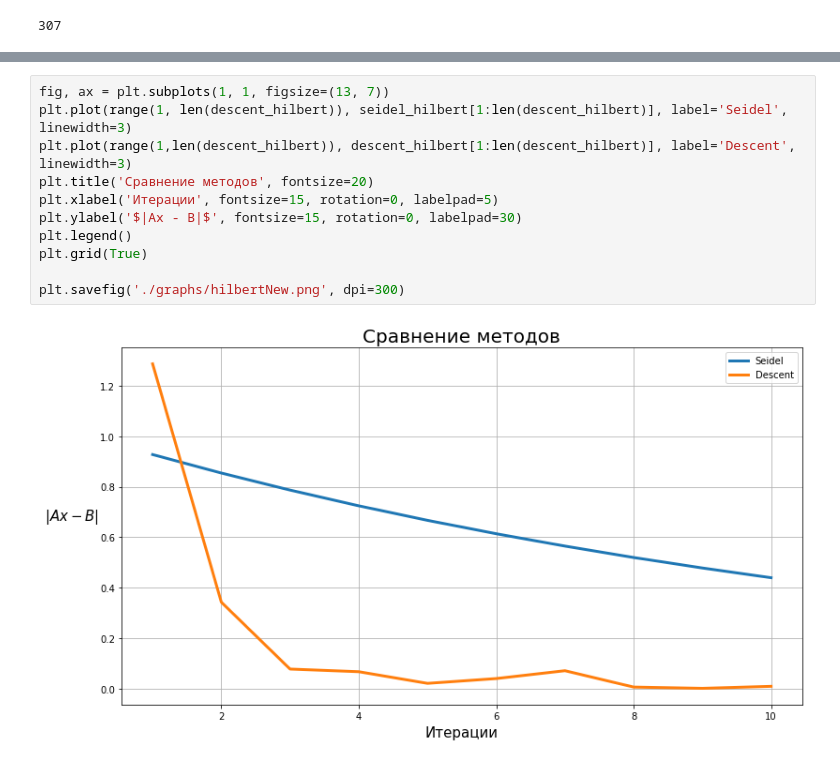
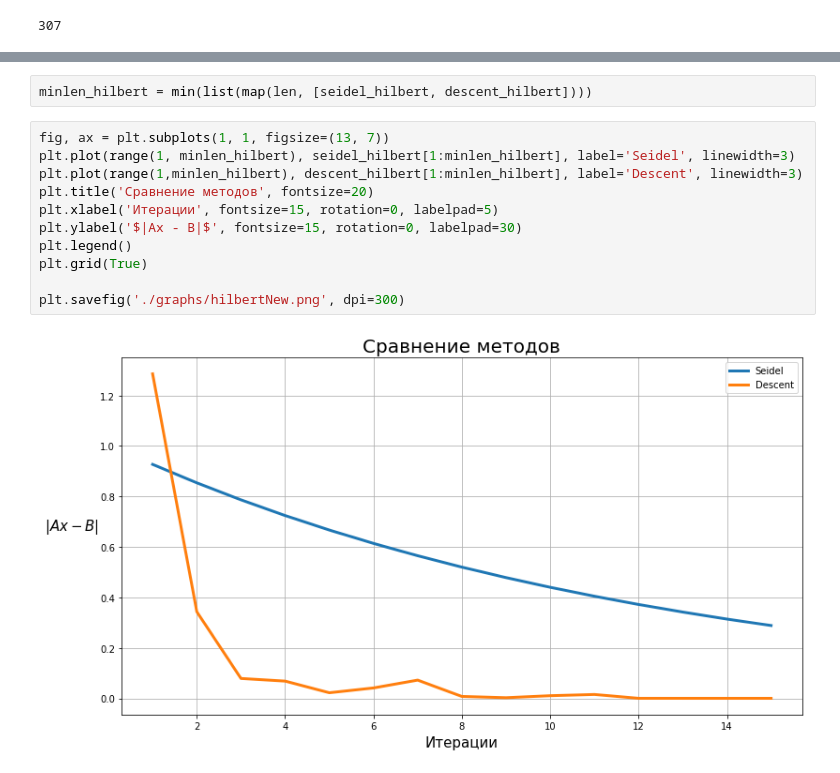
Before and after one commit to hazzus/numanal-hw2, a Jupyter notebook: vis/Graphs.ipynb, the cells around one changed output, grey strips where cells are left out. Drawn from its saved outputs; the diff is of its cells as text.

Commit message:
[report] make number of iterations in figures more uniform

```diff
--- a/vis/Graphs.ipynb
+++ b/vis/Graphs.ipynb
@@ -105,13 +107,15 @@ len(descent_hilbert)
+# %%
+minlen_hilbert = min(list(map(len, [seidel_hilbert, descent_hilbert])))
 # %%
 fig, ax = plt.subplots(1, 1, figsize=(13, 7))
-plt.plot(range(1, len(descent_hilbert)), seidel_hilbert[1:len(descent_hilbert)], label='Seidel', linewidth=3)
-plt.plot(range(1,len(descent_hilbert)), descent_hilbert[1:len(descent_hilbert)], label='Descent', linewidth=3)
+plt.plot(range(1, minlen_hilbert), seidel_hilbert[1:minlen_hilbert], label='Seidel', linewidth=3)
+plt.plot(range(1,minlen_hilbert), descent_hilbert[1:minlen_hilbert], label='Descent', linewidth=3)
 plt.title('Сравнение методов', fontsize=20)
 plt.xlabel('Итерации', fontsize=15, rotation=0, labelpad=5)
 plt.ylabel('$|Ax - B|$', fontsize=15, rotation=0, labelpad=30)
 plt.legend()
 plt.grid(True)
 
 plt.savefig('./graphs/hilbertNew.png', dpi=300)
 # %% [output]
-[figure, old version]
+[figure, new version]
```
Also changed, not shown: parts of 8 cells of this notebook, 3 other files.
